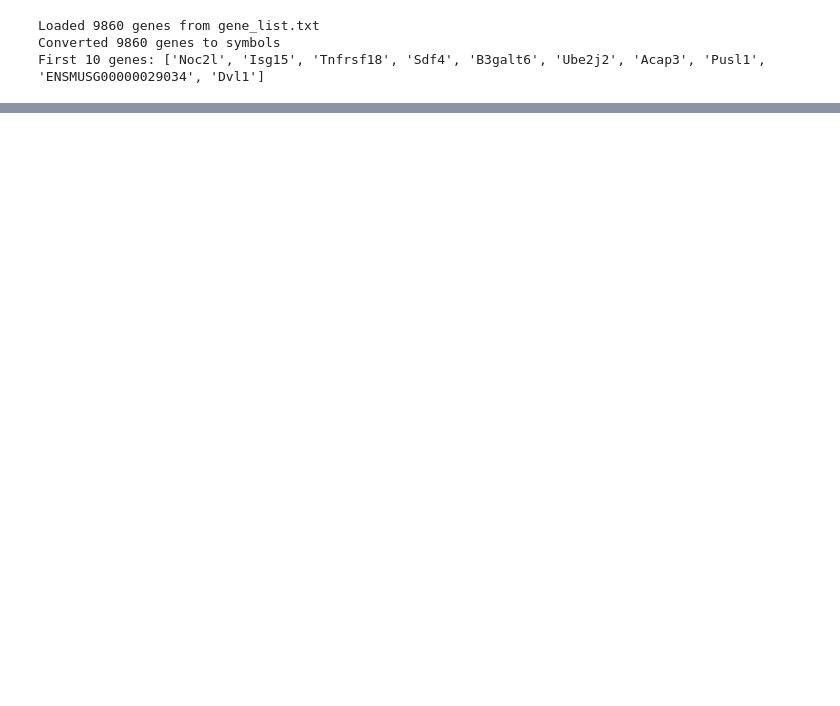
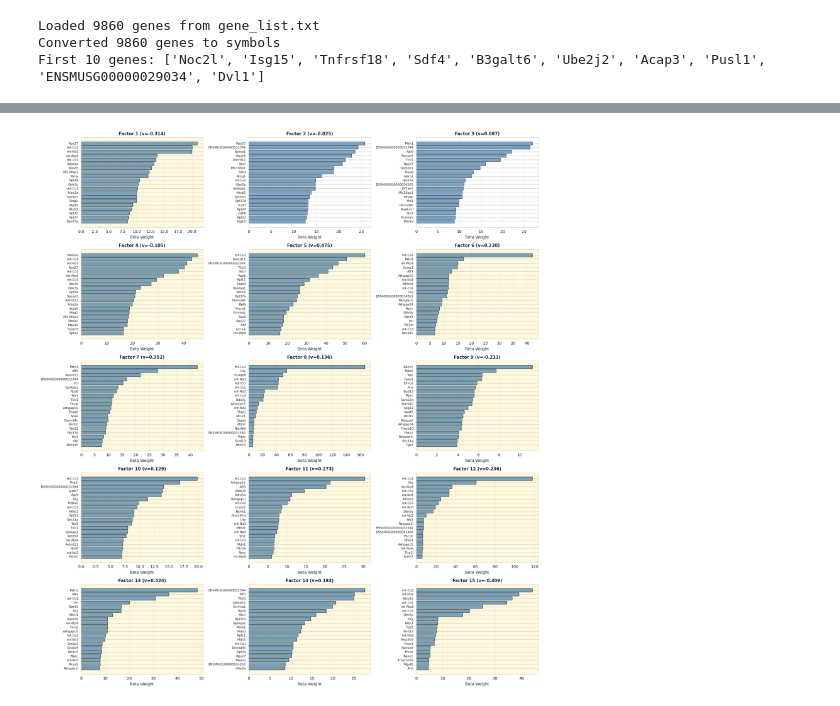
Before and after one commit to tsyasenpoor/sspa_vi, a Jupyter notebook: sspa.ipynb, the cells around one changed output, grey strips where cells are left out. Drawn from its saved outputs; the diff is of its cells as text; code cells hidden in the pictures; blank space fills up the shorter version.

```diff
--- a/sspa.ipynb
+++ b/sspa.ipynb
@@ -1076,0 +2175,75 @@ First 10 genes: ['Noc2l', 'Isg15', 'Tnfrsf18', 'Sdf4', 'B3galt6', 'Ube2j2', 'Aca
+# %%
+import numpy as np
+
+import matplotlib.pyplot as plt
+
+# Get beta values from the model
+E_beta = model_superstrong['E_beta']
+
+# Create a large figure with subplots for all 15 factors
+fig, axes = plt.subplots(5, 3, figsize=(18, 20))
+axes = axes.flatten()
+
+for factor_idx in range(15):
+    ax = axes[factor_idx]
+
+    # Get beta values for this factor
+    beta_factor = E_beta[:, factor_idx]
+
+    # Get top 20 genes for this factor
+    top_20_idx = np.argsort(beta_factor)[-20:][::-1]
+    top_20_ensembl = [train_data.columns[i] for i in top_20_idx]
+    top_20_weights = beta_factor[top_20_idx]
+
+    # Convert Ensembl IDs to gene symbols
+    top_20_symbols = []
+    for ensembl_id in top_20_ensembl:
+        symbol = [k for k, v in gene_annotation_ensembl_map.items() if v == ensembl_id]
+        if symbol:
+            top_20_symbols.append(symbol[0])
+        else:
+            top_20_symbols.append(ensembl_id)
+
+    # Get v-weight for this factor
+    v_weight = mu_v[0, factor_idx]
+
+    # Create horizontal barplot
+    y_pos = np.arange(len(top_20_symbols))
+    colors = ['steelblue'] * len(top_20_symbols)
+
+    ax.barh(y_pos, top_20_weights, color=colors, edgecolor='black', alpha=0.7)
+    ax.set_yticks(y_pos)
+    ax.set_yticklabels(top_20_symbols, fontsize=8)
+    ax.set_xlabel('Beta Weight', fontsize=10)
+    ax.set_title(f'Factor {factor_idx + 1} (v={v_weight:.3f})',
+                 fontsize=11, fontweight='bold')
+    ax.grid(True, alpha=0.3, axis='x')
+
+    # Highlight if this is a disease factor (high v-weight)
+    if abs(v_weight) > 0.1:
+        ax.set_facecolor('#fff8dc')  # Light yellow background
+
+    # Invert y-axis to show highest weight at top
+    ax.invert_yaxis()
+
+plt.tight_layout()
+plt.savefig('all_15_factors_beta_distributions.png', dpi=150, bbox_inches='tight')
+plt.show()
+
+# Print summary table
+print("\n" + "="*80)
+print("SUMMARY OF ALL 15 FACTORS")
+print("="*80)
+print(f"{'Factor':<10} {'V-weight':<12} {'Mean Beta':<12} {'Max Beta':<12} {'Sparsity %':<12}")
+print("-"*80)
+
+for i in range(15):
+    beta_factor = E_beta[:, i]
+    v_weight = mu_v[0, i]
+    mean_beta = beta_factor.mean()
+    max_beta = beta_factor.max()
+    sparsity = (beta_factor < 0.01).mean() * 100
+
+    print(f"Factor {i+1:<3} {v_weight:<12.4f} {mean_beta:<12.4f} {max_beta:<12.2f} {sparsity:<12.1f}")
+# %% [output]
+[figure, added]
```
Also changed, not shown: parts of 31 cells of this notebook, 4 other files.
